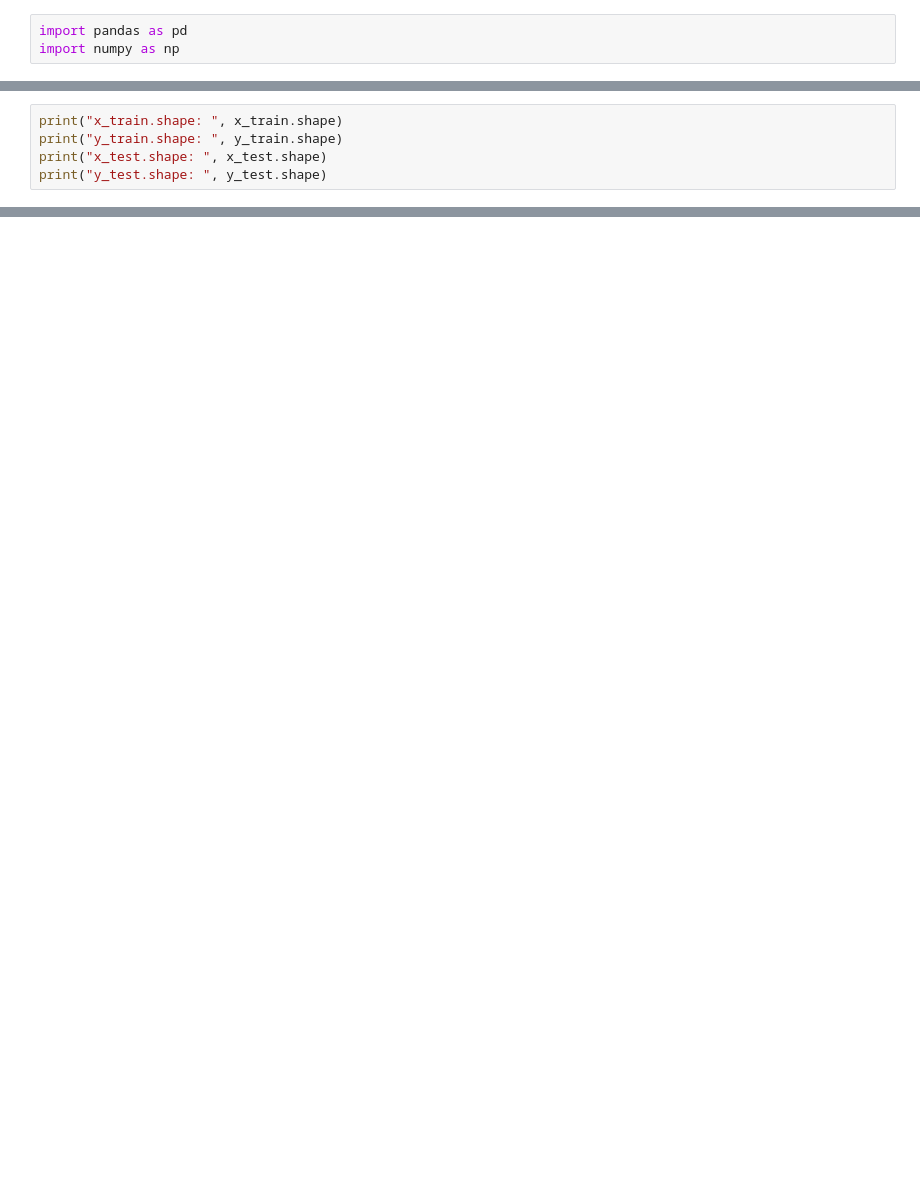
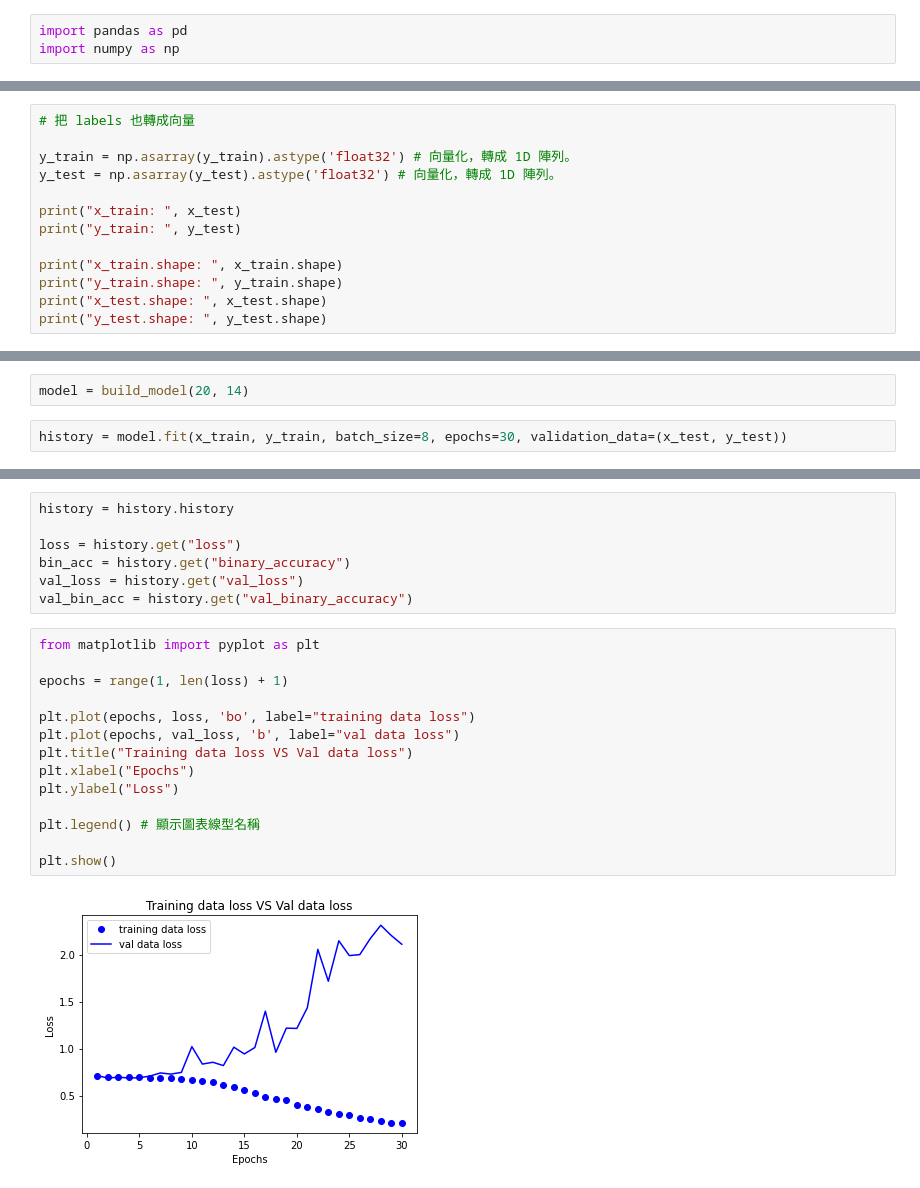
Before and after one commit to Johnny1110/Deep_Learning_Note, a Jupyter notebook: lib_implements/stock_tw/台股指數預測.ipynb, the cells around one changed output, grey strips where cells are left out. Cells and saved outputs as stored; diff of their text form; blank space fills up the shorter version.

Commit message:
tw_stock done, but valid_data_loss rise up badly.

```diff
--- a/lib_implements/stock_tw/台股指數預測.ipynb
+++ b/lib_implements/stock_tw/台股指數預測.ipynb
@@ -48,4 +82,12 @@ x_train, y_train, x_test, y_test = data_preprocess(source_data, 20)
 # %%
+# 把 labels 也轉成向量
+
+y_train = np.asarray(y_train).astype('float32') # 向量化，轉成 1D 陣列。
+y_test = np.asarray(y_test).astype('float32') # 向量化，轉成 1D 陣列。
+
+print("x_train: ", x_test)
+print("y_train: ", y_test)
+
 print("x_train.shape: ", x_train.shape)
 print("y_train.shape: ", y_train.shape)
 print("x_test.shape: ", x_test.shape)
@@ -644,0 +139,4 @@ Time taken for 1 epoch: 17.472243309020996 secs
+# %%
+model = build_model(20, 14)
+# %%
+history = model.fit(x_train, y_train, batch_size=8, epochs=30, validation_data=(x_test, y_test))
@@ -644,0 +161,23 @@ Time taken for 1 epoch: 17.472243309020996 secs
+# %%
+history = history.history
+
+loss = history.get("loss")
+bin_acc = history.get("binary_accuracy")
+val_loss = history.get("val_loss")
+val_bin_acc = history.get("val_binary_accuracy")
+# %%
+from matplotlib import pyplot as plt
+
+epochs = range(1, len(loss) + 1)
+
+plt.plot(epochs, loss, 'bo', label="training data loss")
+plt.plot(epochs, val_loss, 'b', label="val data loss")
+plt.title("Training data loss VS Val data loss")
+plt.xlabel("Epochs")
+plt.ylabel("Loss")
+
+plt.legend() # 顯示圖表線型名稱
+
+plt.show()
+# %% [output]
+[figure, added]
```
Also changed, not shown: parts of 32 cells of this notebook, 47 other files.
